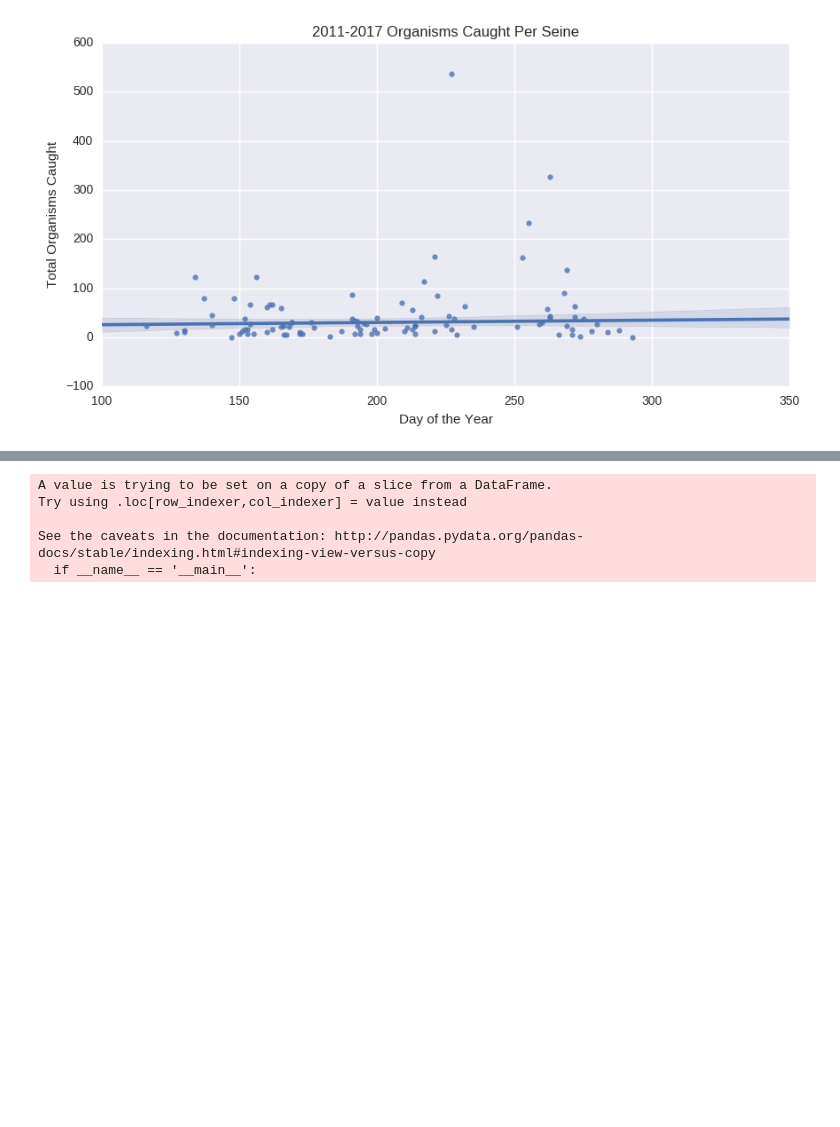
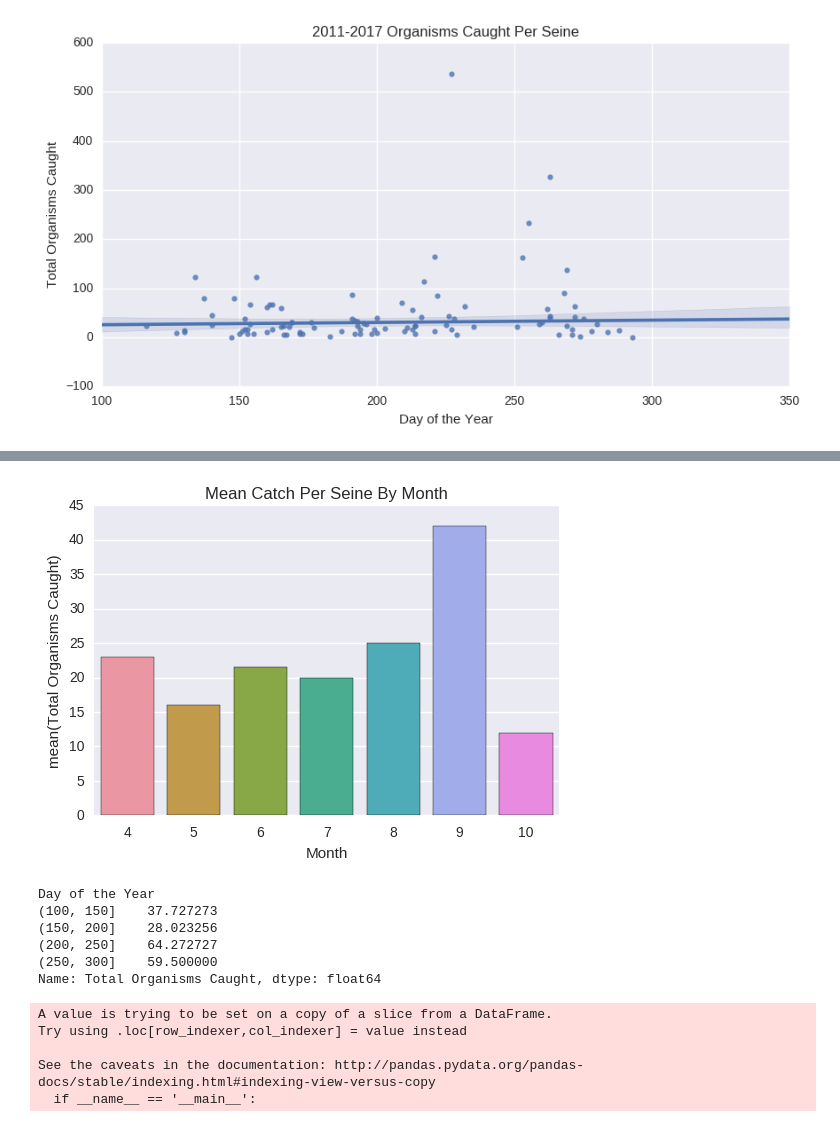
Before and after one commit to Shadhopson/Seining_Analysis, a Jupyter notebook: Making Graphs - 2--2017 catch per seine, and species caught per seine.ipynb, the cells around one changed output, grey strips where cells are left out. Saved outputs shown, nothing was run; the diff lists cells and outputs as text; code cells hidden in the pictures; blank space fills up the shorter version.

```diff
--- a/Making Graphs - 2--2017 catch per seine, and species caught per seine.ipynb
+++ b/Making Graphs - 2--2017 catch per seine, and species caught per seine.ipynb
@@ -32,0 +48,4 @@ ax.figure.savefig('Graphs/BOP_2008_2017_Species_Caught_Per_Seine')
+# %%
+for month in range(4,11):
+    for org in species_per_month[month].keys():
+        species_per_month[month][org] /= 1.0 * len(df[df['Month'] == month]['Date'])
@@ -32,0 +54,3 @@ ax.figure.savefig('Graphs/BOP_2008_2017_Species_Caught_Per_Seine')
+# %%
+for i in range(4,11):
+    print "The most popular species is " + str(species_per_month[i].most_common(20))
@@ -81,3 +122,5 @@ ax.set_title('2011-2017 Organisms Caught Per Seine')
 ax.figure.savefig('Graphs/BOP_2011_2017_Organisms_Caught_Per_Seine')
 # %% [output]
 [figure]
+# %%
+late_df['Month'] = [x.month for x in late_df['Date']]
@@ -83,0 +143,2 @@ ax.figure.savefig('Graphs/BOP_2011_2017_Organisms_Caught_Per_Seine')
+# %%
+a = late_df[['Month', 'Total Organisms Caught']].groupby('Month',as_index=False).median()
@@ -83,0 +156,6 @@ ax.figure.savefig('Graphs/BOP_2011_2017_Organisms_Caught_Per_Seine')
+# %%
+sns.barplot(a['Month'], a['Total Organisms Caught'])
+plt.title('Mean Catch Per Seine By Month')
+plt.savefig('Graphs/Mean Catch Per Seine By Month')
+# %% [output]
+[figure, added]
@@ -84,3 +165,12 @@ ax.figure.savefig('Graphs/BOP_2011_2017_Organisms_Caught_Per_Seine')
+# %%
+a
+# %% [output]
+Day of the Year
+(100, 150]    37.727273
+(150, 200]    28.023256
+(200, 250]    64.272727
+(250, 300]    59.500000
+Name: Total Organisms Caught, dtype: float64
 # %%
 df_2017 = df[df['year'] == 2017]
 # %%
```
Also changed, not shown: parts of 12 cells of this notebook, 17 other files.
